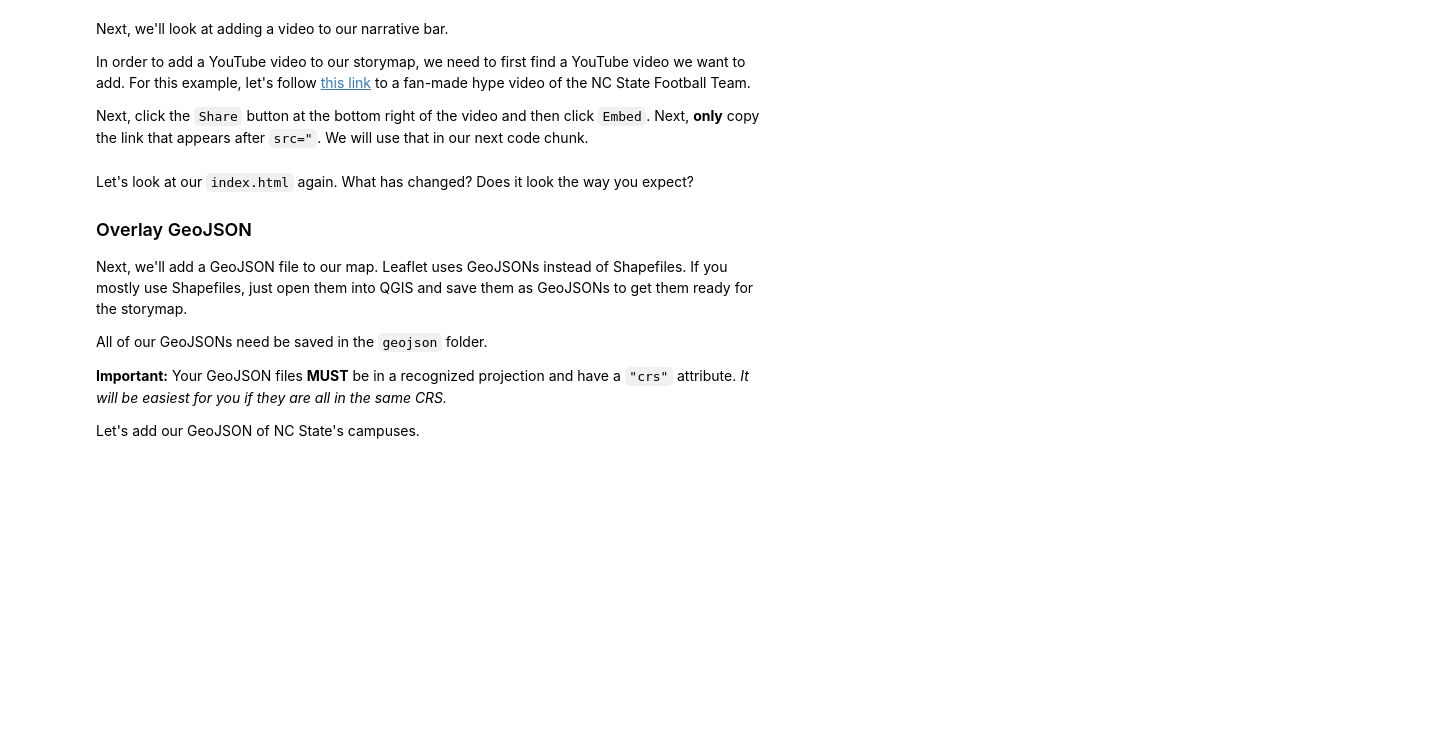
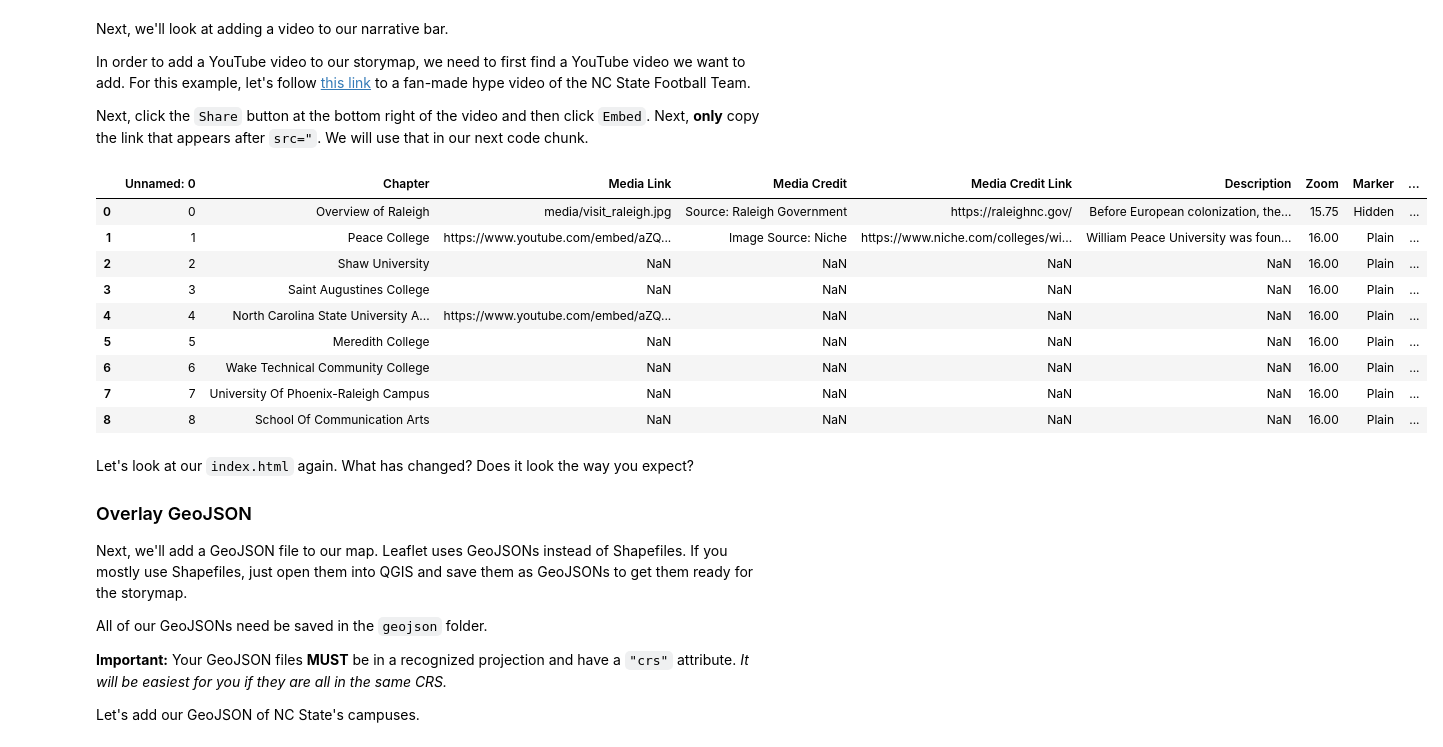
Before and after one commit to je-garcia/GarciaProject, a Jupyter notebook: storymap.ipynb, the cells around one changed output. Saved outputs shown, nothing was run; the diff lists cells and outputs as text; code cells hidden in the pictures; blank space fills up the shorter version.

```diff
--- a/storymap.ipynb
+++ b/storymap.ipynb
@@ -548,10 +558,23 @@ Next, click the `Share` button at the bottom right of the video and then click `
 <!-- Link that should be copied: https://www.youtube.com/embed/aZQFQnbs_Ho" -->
 # %%
 # Add our copied embed youtube link to the "Media Link" column for NC State
-chapter_df.loc[4, "Media Link"] = "https://www.youtube.com/embed/aZQFQnbs_Ho"
+chapter_df.loc[1, "Media Link"] = "https://www.youtube.com/embed/aZQFQnbs_Ho"
 
 # Save to Chapters.csv
 chapter_df.to_csv('./csv/Chapters.csv')
+
+chapter_df
+# %% [output]
+|  | Unnamed: 0 | Chapter | Media Link | Media Credit | Media Credit Link | Description | Zoom | Marker | ... |
+| 0 | 0 | Overview of Raleigh | media/visit_raleigh.jpg | Source: Raleigh Government | https://raleighnc.gov/ | Before European colonization, the... | 15.75 | Hidden | ... |
+| 1 | 1 | Peace College | https://www.youtube.com/embed/aZQ... | Image Source: Niche | https://www.niche.com/colleges/wi... | William Peace University was foun... | 16.00 | Plain | ... |
+| 2 | 2 | Shaw University | NaN | NaN | NaN | NaN | 16.00 | Plain | ... |
+| 3 | 3 | Saint Augustines College | NaN | NaN | NaN | NaN | 16.00 | Plain | ... |
+| 4 | 4 | North Carolina State University A... | https://www.youtube.com/embed/aZQ... | NaN | NaN | NaN | 16.00 | Plain | ... |
+| 5 | 5 | Meredith College | NaN | NaN | NaN | NaN | 16.00 | Plain | ... |
+| 6 | 6 | Wake Technical Community College | NaN | NaN | NaN | NaN | 16.00 | Plain | ... |
+| 7 | 7 | University Of Phoenix-Raleigh Campus | NaN | NaN | NaN | NaN | 16.00 | Plain | ... |
+| 8 | 8 | School Of Communication Arts | NaN | NaN | NaN | NaN | 16.00 | Plain | ... |
 # %% [markdown]
 Let's look at our `index.html` again. What has changed? Does it look the way you expect?
 
```
Also changed, not shown: parts of 3 cells of this notebook, 1 other file.
